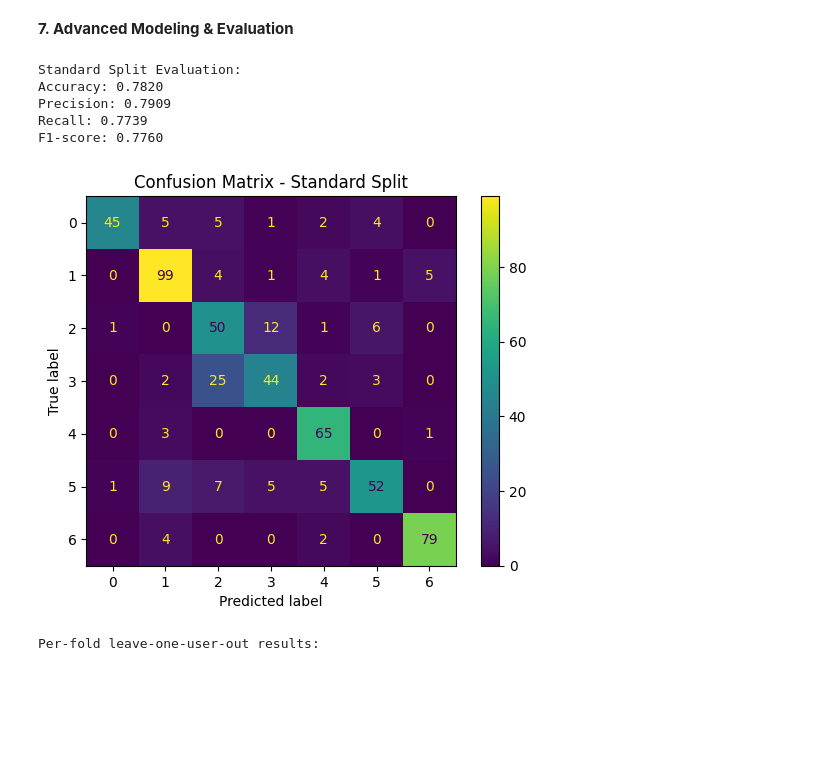
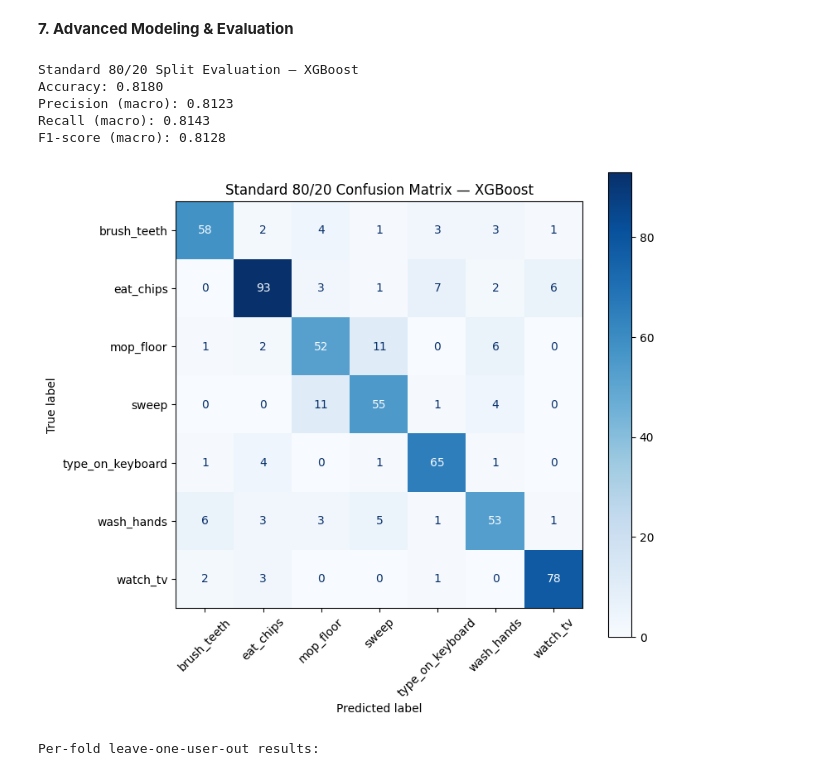
Before and after one commit to jaye311/CS156-Intro-To-AI-Project, a Jupyter notebook: main.ipynb, the cells around one changed output. Cells and saved outputs as stored; diff of their text form; code cells hidden in the pictures; blank space fills up the shorter version.

Commit message:
updated charts

```diff
--- a/main.ipynb
+++ b/main.ipynb
@@ -1033,46 +1033,66 @@ __7. Advanced Modeling & Evaluation__
 # %%
 from sklearn.model_selection import train_test_split
 from sklearn.metrics import accuracy_score, precision_score, recall_score, f1_score, confusion_matrix, ConfusionMatrixDisplay
 from sklearn.utils.class_weight import compute_sample_weight
+from xgboost import XGBClassifier
 import matplotlib.pyplot as plt
 
-# 80/20 split
-X_train, X_test, y_train, y_test = train_test_split(X, y, test_size=0.2, random_state=42)
+# Standard 80/20 stratified split for final XGBoost evaluation
+X_train, X_test, y_train, y_test = train_test_split(
+    X,
+    y,
+    test_size=0.2,
+    random_state=42,
+    stratify=y
+)
 
-# Random Forest is safest
-from sklearn.ensemble import RandomForestClassifier
+xgb_standard = XGBClassifier(
+    objective="multi:softprob",
+    eval_metric="mlogloss",
+    n_estimators=600,
+    max_depth=3,
+    learning_rate=0.03,
+    subsample=0.8,
+    colsample_bytree=0.7,
+    reg_lambda=5.0,
+    gamma=1.0,
+    min_child_weight=10,
+    random_state=42,
+    n_jobs=-1,
+)
 
-model = RandomForestClassifier(n_estimators=100, random_state=42)
-sw = compute_sample_weight(class_weight='balanced', y=y_train)
-model.fit(X_train, y_train, sample_weight=sw)
+sample_weights = compute_sample_weight(class_weight="balanced", y=y_train)
+xgb_standard.fit(X_train, y_train, sample_weight=sample_weights)
 
-y_pred = model.predict(X_test)
+y_pred_standard = xgb_standard.predict(X_test)
 
-# Metrics
-accuracy = accuracy_score(y_test, y_pred)
-precision = precision_score(y_test, y_pred, average='macro')
-recall = recall_score(y_test, y_pred, average='macro')
-f1 = f1_score(y_test, y_pred, average='macro')
+accuracy = accuracy_score(y_test, y_pred_standard)
+precision = precision_score(y_test, y_pred_standard, average="macro", zero_division=0)
+recall = recall_score(y_test, y_pred_standard, average="macro", zero_division=0)
+f1 = f1_score(y_test, y_pred_standard, average="macro", zero_division=0)
 
-print("Standard Split Evaluation:")
+print("Standard 80/20 Split Evaluation — XGBoost")
 print(f"Accuracy: {accuracy:.4f}")
-print(f"Precision: {precision:.4f}")
-print(f"Recall: {recall:.4f}")
-print(f"F1-score: {f1:.4f}")
+print(f"Precision (macro): {precision:.4f}")
+print(f"Recall (macro): {recall:.4f}")
+print(f"F1-score (macro): {f1:.4f}")
 
-# Confusion Matrix
-cm = confusion_matrix(y_test, y_pred)
-disp = ConfusionMatrixDisplay(confusion_matrix=cm)
-disp.plot()
-plt.title("Confusion Matrix - Standard Split")
+cm_standard = confusion_matrix(y_test, y_pred_standard)
+disp = ConfusionMatrixDisplay(confusion_matrix=cm_standard, display_labels=le.classes_)
+
+fig, ax = plt.subplots(figsize=(8, 7))
+disp.plot(ax=ax, xticks_rotation=45, cmap="Blues", colorbar=True)
+plt.title("Standard 80/20 Confusion Matrix — XGBoost")
+plt.tight_layout()
+plt.savefig("confusion-standard-xgboost.png", dpi=300, bbox_inches="tight")
 plt.show()
 # %% [output]
-Standard Split Evaluation:
-Accuracy: 0.7820
-Precision: 0.7909
-Recall: 0.7739
-F1-score: 0.7760
+Standard 80/20 Split Evaluation — XGBoost
+Accuracy: 0.8180
+Precision (macro): 0.8123
+Recall (macro): 0.8143
+F1-score (macro): 0.8128
-[figure, old version]
+[figure, new version]
 # %%
 from sklearn.model_selection import GroupKFold
 from sklearn.metrics import accuracy_score, precision_score, recall_score, f1_score
```
Also changed, not shown: parts of 8 cells of this notebook.
